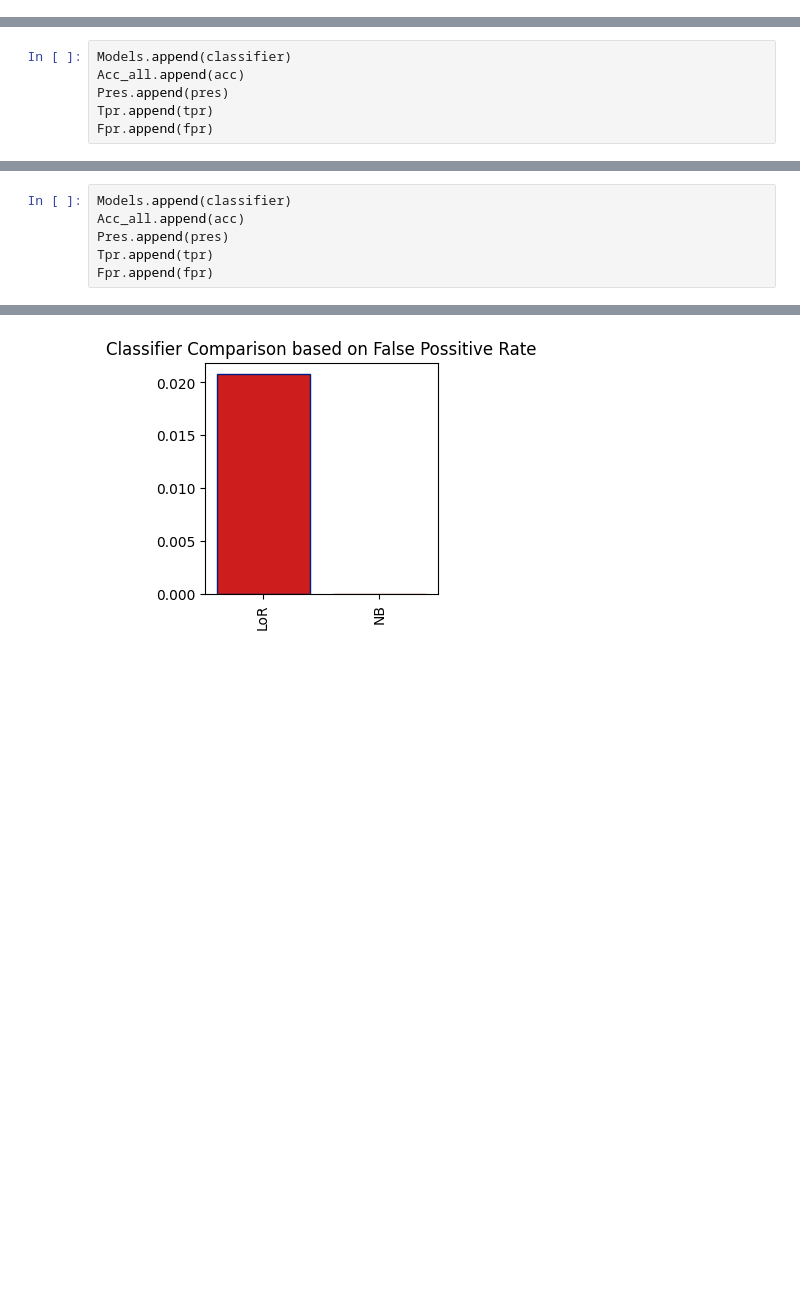
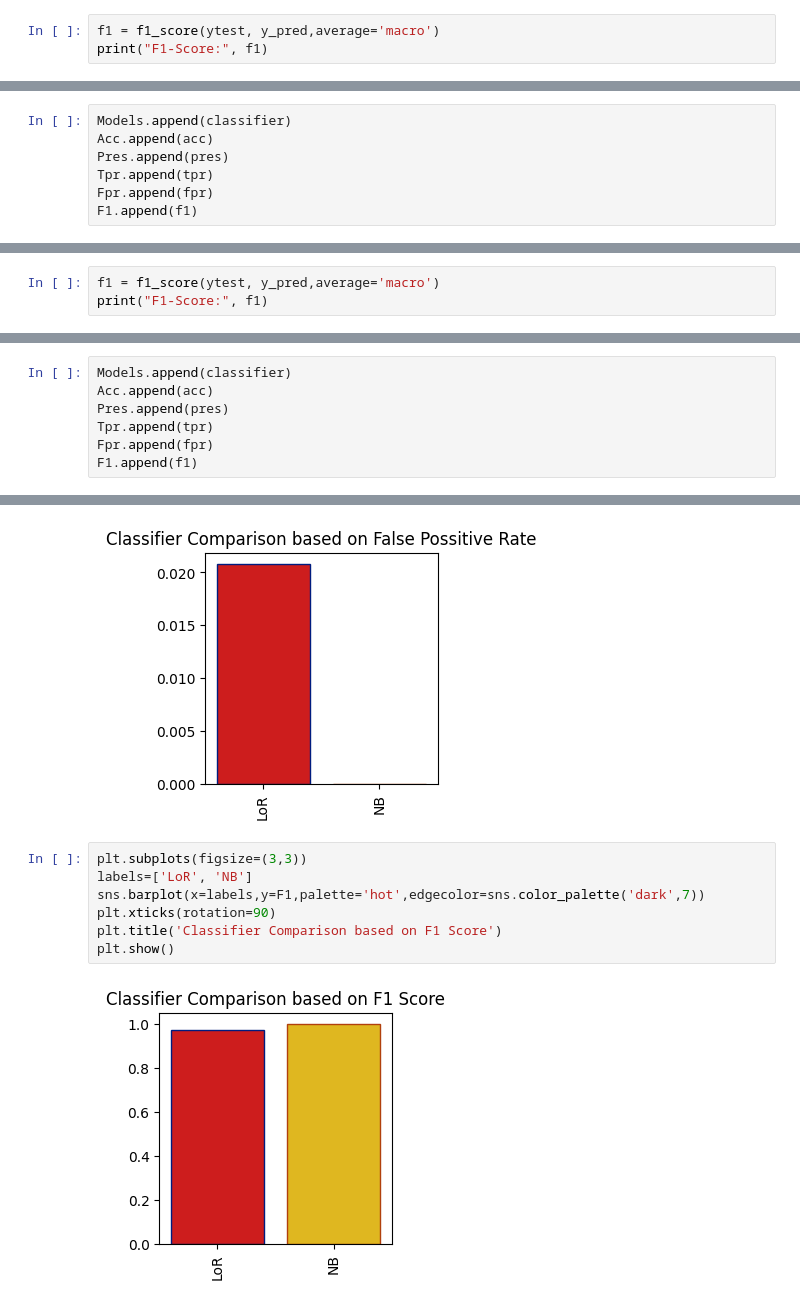
Before and after one commit to Mohammed-Khubaib/ML, a Jupyter notebook: Performance/performance_matrics.ipynb, the cells around one changed output, grey strips where cells are left out. Cells and saved outputs as stored; diff of their text form; blank space fills up the shorter version.

Commit message:
F1 score also added

```diff
--- a/Performance/performance_matrics.ipynb
+++ b/Performance/performance_matrics.ipynb
@@ -65,3 +66,6 @@ fpr = 1 - tpr
 fpr
 # %% [output]
 0.02083333333333337
+# %%
+f1 = f1_score(ytest, y_pred,average='macro')
+print("F1-Score:", f1)
@@ -68,9 +74,10 @@ fpr
 # %%
 Models.append(classifier)
-Acc_all.append(acc)
+Acc.append(acc)
 Pres.append(pres)
 Tpr.append(tpr)
 Fpr.append(fpr)
+F1.append(f1)
 # %% [markdown]
 # For Naïve Bayes Classification
 # %%
@@ -110,3 +117,6 @@ fpr = 1-tpr
 fpr
 # %% [output]
 0.0
+# %%
+f1 = f1_score(ytest, y_pred,average='macro')
+print("F1-Score:", f1)
@@ -113,9 +125,10 @@ fpr
 # %%
 Models.append(classifier)
-Acc_all.append(acc)
+Acc.append(acc)
 Pres.append(pres)
 Tpr.append(tpr)
 Fpr.append(fpr)
+F1.append(f1)
 # %% [markdown]
 # Comparison of Classifiers
 # %%
@@ -159,3 +172,12 @@ plt.title('Classifier Comparison based on False Possitive Rate')
 plt.show()
 # %% [output]
 [figure]
+# %%
+plt.subplots(figsize=(3,3))
+labels=['LoR', 'NB']
+sns.barplot(x=labels,y=F1,palette='hot',edgecolor=sns.color_palette('dark',7))
+plt.xticks(rotation=90)
+plt.title('Classifier Comparison based on F1 Score')
+plt.show()
+# %% [output]
+[figure, added]
```
Also changed, not shown: parts of 5 cells of this notebook.
